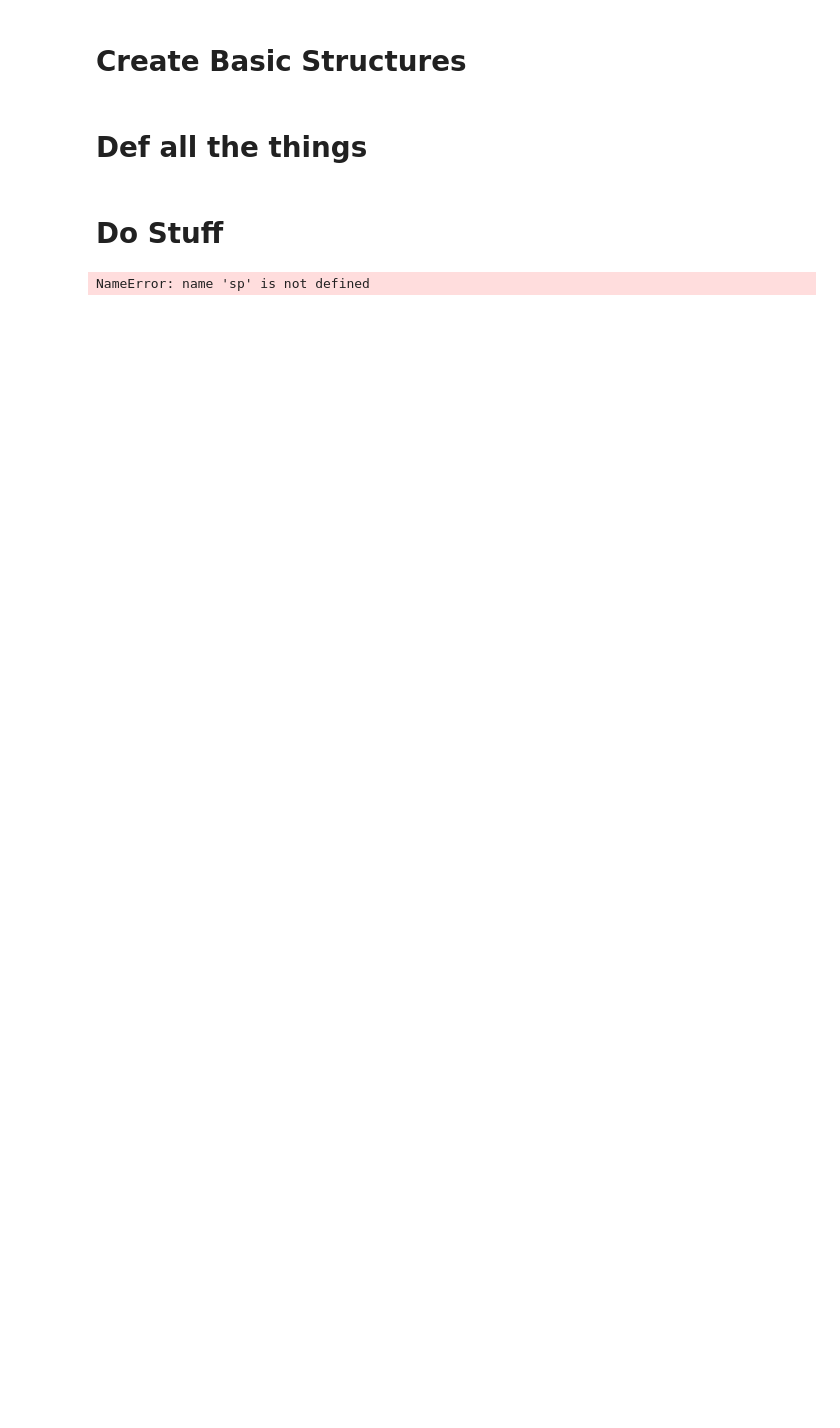
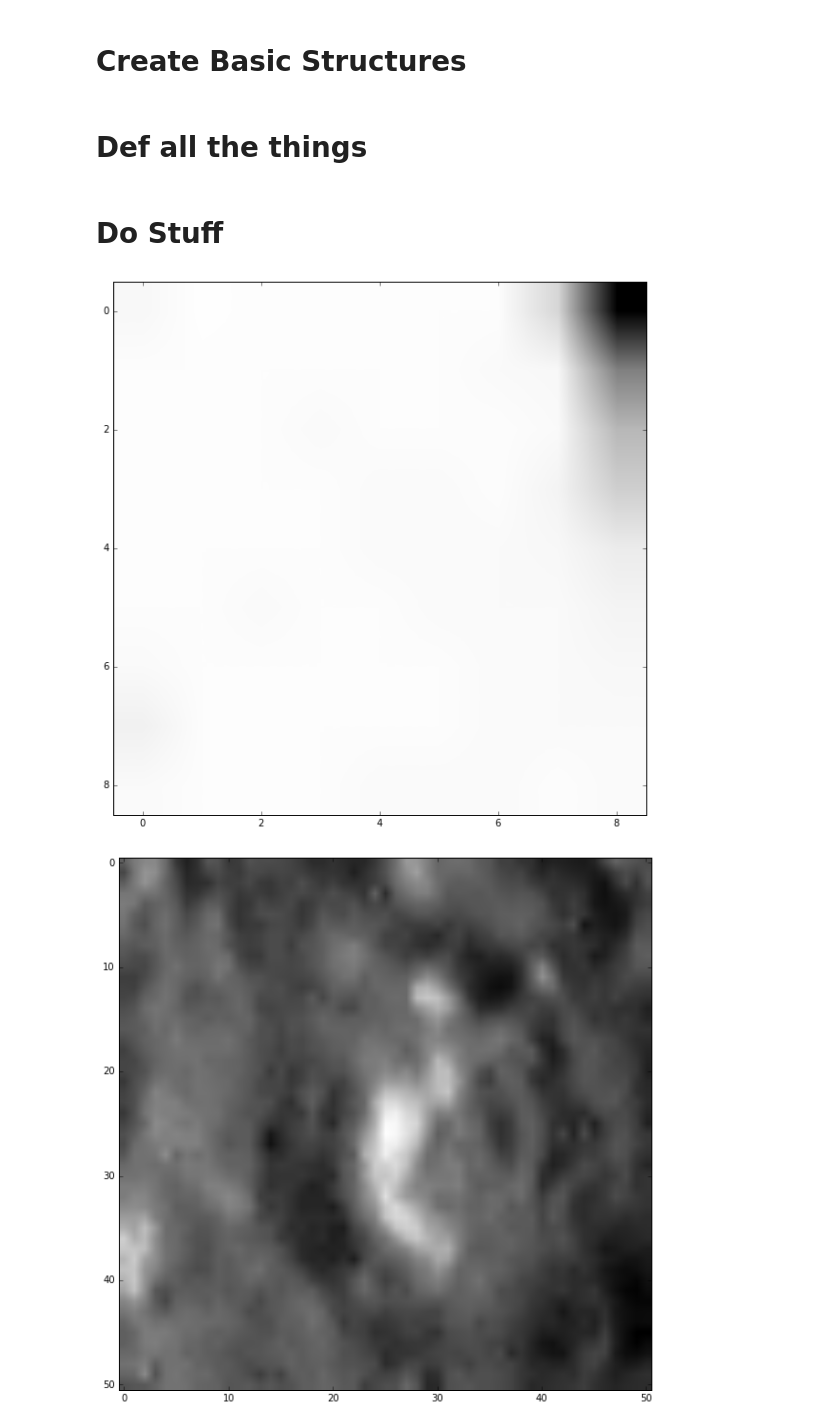
Before and after one commit to tisaconundrum2/autocnet, a Jupyter notebook: notebooks/Ciratefi.ipynb, the cells around one changed output. Saved outputs shown, nothing was run; the diff lists cells and outputs as text; code cells hidden in the pictures; blank space fills up the shorter version.

```diff
--- a/notebooks/Ciratefi.ipynb
+++ b/notebooks/Ciratefi.ipynb
@@ -138,33 +139,34 @@ e = cg.edge[0][1]
 matches = e.matches
 clean_keys = ['suppression']
 
 full_offsets = np.zeros((len(matches), 3))
 
 if clean_keys:
     matches, mask = e._clean(clean_keys)
 
 # Preallocate the numpy array to avoid appending and type conversion
 edge_offsets = np.empty((len(matches),3))
 
 # for each edge, calculate this for each keypoint pair
 for i, (idx, row) in enumerate(matches.iterrows()):
     s_idx = int(row['source_idx'])
     d_idx = int(row['destination_idx'])
     s_kps = e.source.get_keypoints().iloc[s_idx]
     d_kps = e.destination.get_keypoints().iloc[d_idx]
 
     s_keypoint = e.source.get_keypoints().iloc[s_idx][['x', 'y']].values
     d_keypoint = e.destination.get_keypoints().iloc[d_idx][['x', 'y']].values
 
     # Get the template and search windows
-    s_template = sp.clip_roi(e.source.handle, s_keypoint,9)
-    d_search = sp.clip_roi(e.destination.handle, d_keypoint, 51)
+    s_template = sp.clip_roi(e.source.geodata, s_keypoint,9)
+    d_search = sp.clip_roi(e.destination.geodata, d_keypoint, 51)
     imshow(s_template, cmap='Greys')
     show()
     imshow(d_search, cmap='Greys')
     show()
 
     ciratefi(s_template, d_search, upsampling=1)
     break
 # %% [output]
-NameError: name 'sp' is not defined
+[figure, added]
+[figure, added]
```
Also changed, not shown: parts of 2 cells of this notebook.
